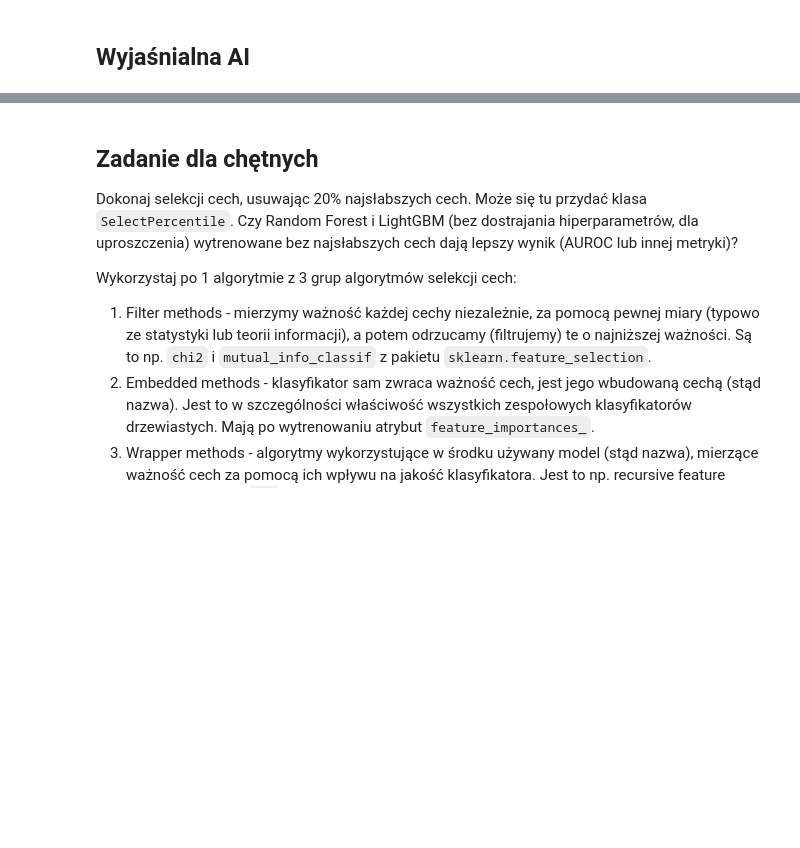
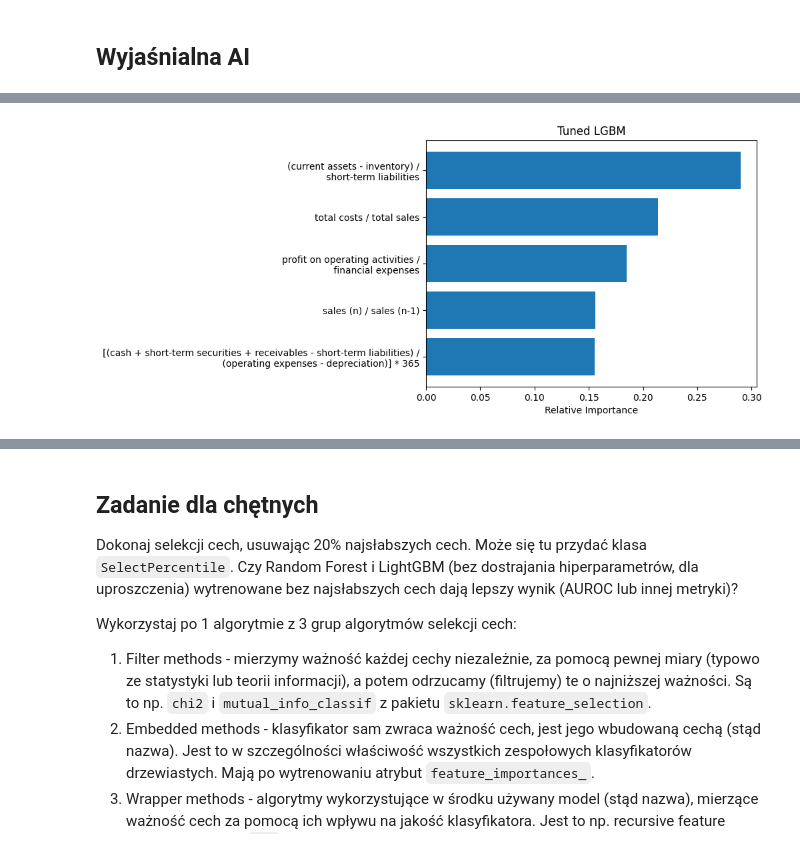
Before and after one commit to integraledelebesgue/ArtificialIntelligence, a Jupyter notebook: lab2/lab_2.ipynb, the cells around one changed output, grey strips where cells are left out. Saved outputs shown, nothing was run; the diff lists cells and outputs as text; code cells hidden in the pictures; blank space fills up the shorter version.

```diff
--- a/lab2/lab_2.ipynb
+++ b/lab2/lab_2.ipynb
@@ -547,0 +584,4 @@ report(model_tuned, X_test, y_test)
+# %%
+plot_importance(lgbm_tuned.best_estimator_, 'Tuned LGBM', rescale=True)
+# %% [output]
+[figure, added]
```
Also changed, not shown: parts of 89 cells of this notebook, 2 other files.
